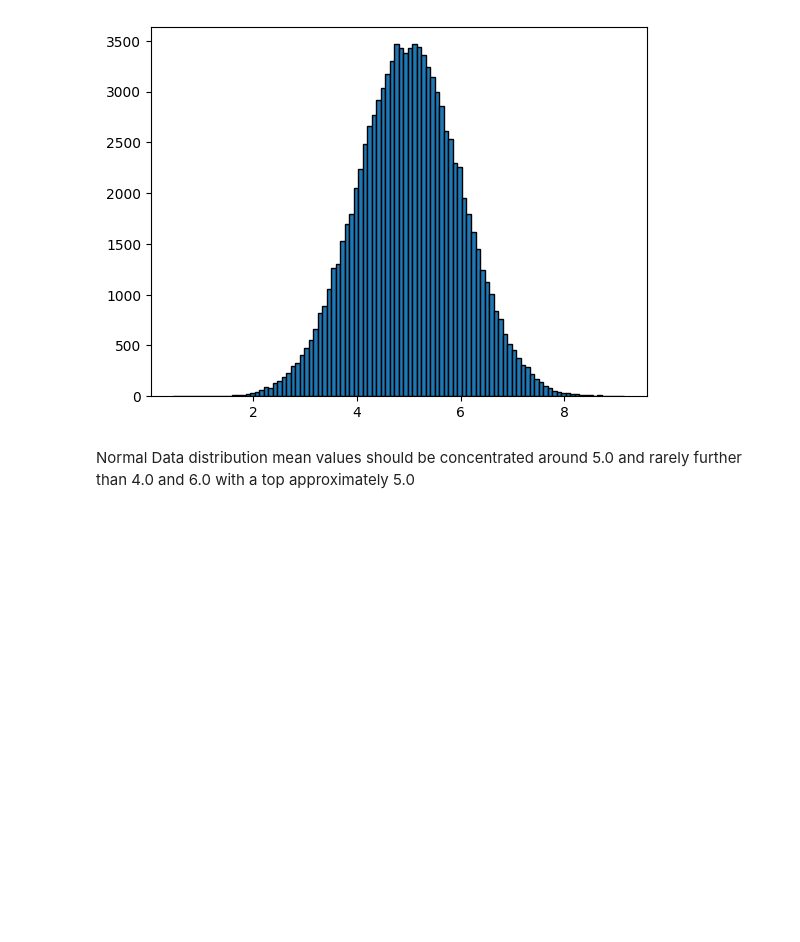
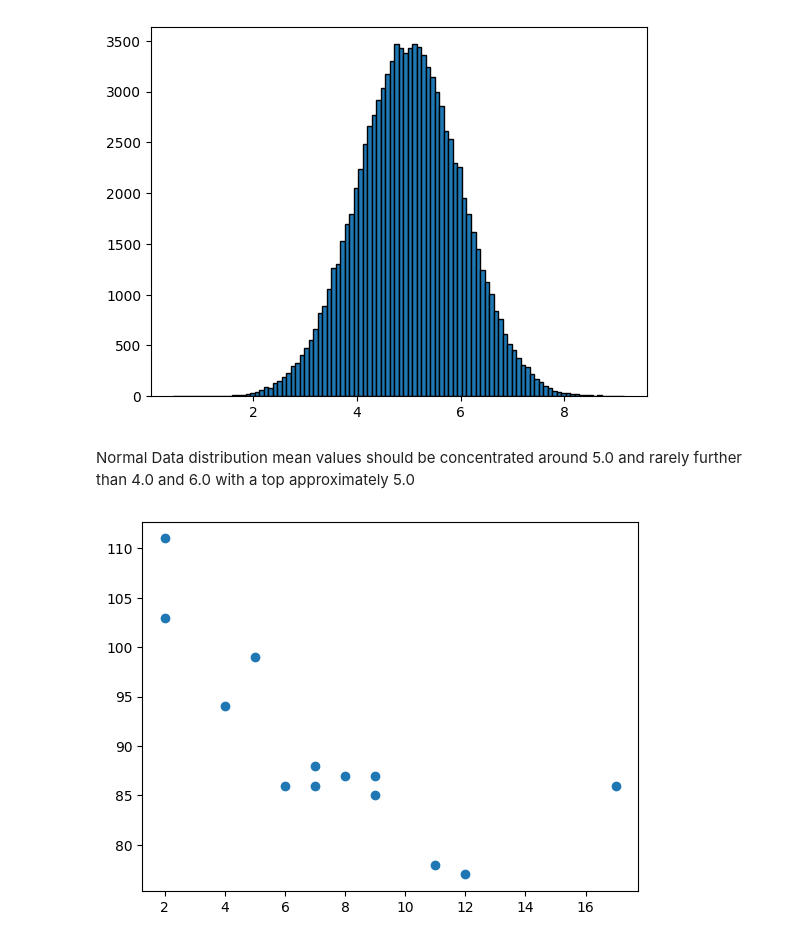
Before and after one commit to ngoctu99/machineLerningProject, a Jupyter notebook: content.ipynb, the cells around one changed output. Drawn from its saved outputs; the diff is of its cells as text; code cells hidden in the pictures; blank space fills up the shorter version.

```diff
--- a/content.ipynb
+++ b/content.ipynb
@@ -139,3 +139,18 @@ plt.show()
 [figure]
 # %% [markdown]
 Normal Data distribution mean values should be concentrated around 5.0 and rarely further than 4.0 and 6.0 with a top approximately 5.0
+# %%
+#A scatter plot (bieu do phan tan) is a diagram where each value in the data set is represented by a dot.
+# The Matplotlib module has a method for drawing scatter plots, it needs two arrays of the same length, one for the values of the x-axis, and one for the values of the y-axis:
+
+import numpy
+import matplotlib.pyplot as plt
+
+xValue = [5,7,8,7,2,17,2,9,4,11,12,9,6]
+
+yValue = [99,86,87,88,111,86,103,87,94,78,77,85,86]
+
+plt.scatter(xValue, yValue);
+plt.show()
+# %% [output]
+[figure, added]
```
Also changed, not shown: parts of 7 cells of this notebook, 1 other file.
